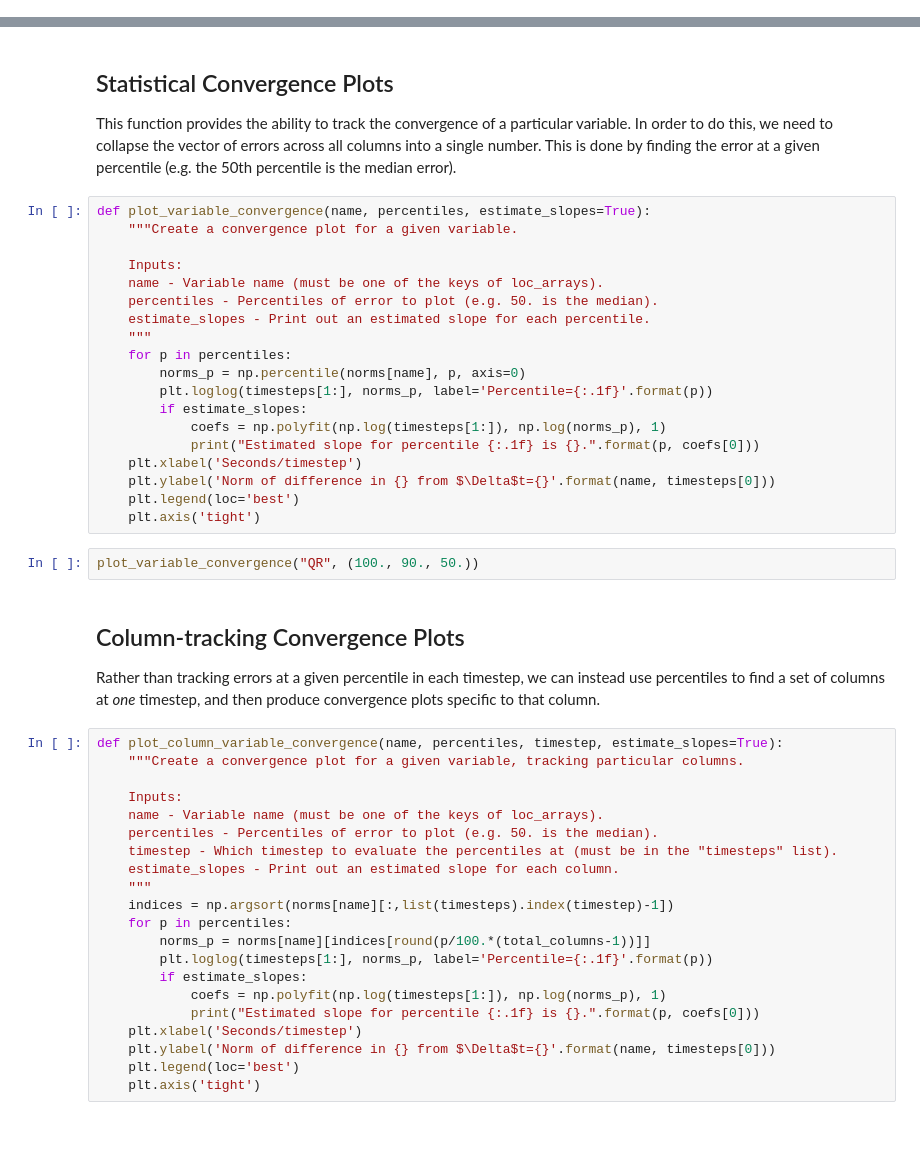
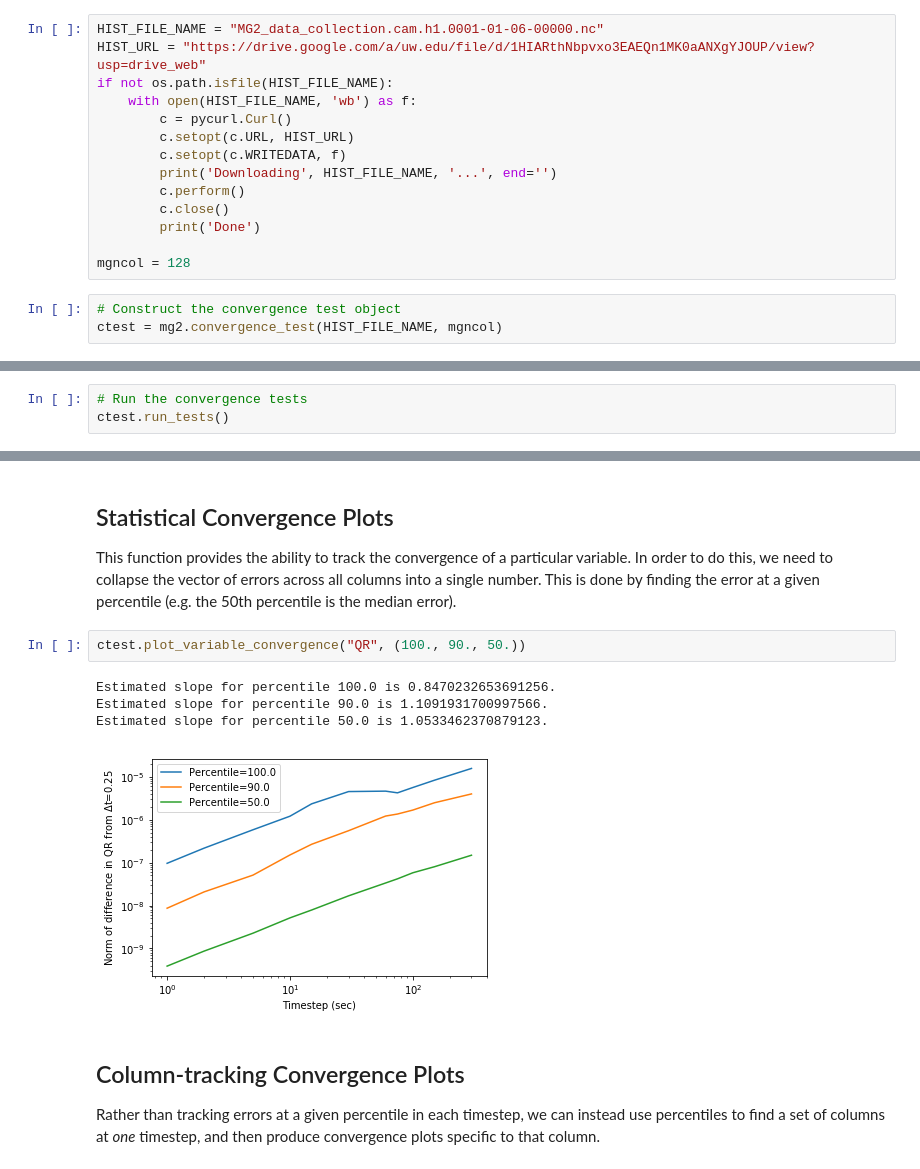
Before and after one commit to quantheory/mg2-python-driver, a Jupyter notebook: MG2_time_convergence.ipynb, the cells around one changed output, grey strips where cells are left out. Saved outputs shown, nothing was run; the diff lists cells and outputs as text; blank space fills up the shorter version.

```diff
--- a/MG2_time_convergence.ipynb
+++ b/MG2_time_convergence.ipynb
@@ -117,3 +28,20 @@ frzdep_loc = np.empty((mgncol, frzdep.shape[1]), order='F')
+# %%
+HIST_FILE_NAME = "MG2_data_collection.cam.h1.0001-01-06-00000.nc"
+HIST_URL = "https://drive.google.com/a/uw.edu/file/d/1HIARthNbpvxo3EAEQn1MK0aANXgYJOUP/view?usp=drive_web"
+if not os.path.isfile(HIST_FILE_NAME):
+    with open(HIST_FILE_NAME, 'wb') as f:
+        c = pycurl.Curl()
+        c.setopt(c.URL, HIST_URL)
+        c.setopt(c.WRITEDATA, f)
+        print('Downloading', HIST_FILE_NAME, '...', end='')
+        c.perform()
+        c.close()
+        print('Done')
+
+mgncol = 128
+# %%
+# Construct the convergence test object
+ctest = mg2.convergence_test(HIST_FILE_NAME, mgncol)
 # %% [markdown]
 ## Main loop
 
@@ -235,0 +61,3 @@ for it in range(timesteps.size):
+# %%
+# Run the convergence tests
+ctest.run_tests()
@@ -237,50 +78,15 @@ for it in range(timesteps.size):
 ## Statistical Convergence Plots
 
 This function provides the ability to track the convergence of a particular variable. In order to do this, we need to collapse the vector of errors across all columns into a single number. This is done by finding the error at a given percentile (e.g. the 50th percentile is the median error).
-# %%
-def plot_variable_convergence(name, percentiles, estimate_slopes=True):
-    """Create a convergence plot for a given variable.
-
-    Inputs:
-    name - Variable name (must be one of the keys of loc_arrays).
-    percentiles - Percentiles of error to plot (e.g. 50. is the median).
-    estimate_slopes - Print out an estimated slope for each percentile.
-    """
-    for p in percentiles:
-        norms_p = np.percentile(norms[name], p, axis=0)
-        plt.loglog(timesteps[1:], norms_p, label='Percentile={:.1f}'.format(p))
-        if estimate_slopes:
-            coefs = np.polyfit(np.log(timesteps[1:]), np.log(norms_p), 1)
-            print("Estimated slope for percentile {:.1f} is {}.".format(p, coefs[0]))
-    plt.xlabel('Seconds/timestep')
-    plt.ylabel('Norm of difference in {} from $\Delta$t={}'.format(name, timesteps[0]))
-    plt.legend(loc='best')
-    plt.axis('tight')
 # %%
-plot_variable_convergence("QR", (100., 90., 50.))
+ctest.plot_variable_convergence("QR", (100., 90., 50.))
+# %% [output]
+Estimated slope for percentile 100.0 is 0.8470232653691256.
+Estimated slope for percentile 90.0 is 1.1091931700997566.
+Estimated slope for percentile 50.0 is 1.0533462370879123.
+[figure, added]
 # %% [markdown]
 ## Column-tracking Convergence Plots
 
 Rather than tracking errors at a given percentile in each timestep, we can instead use percentiles to find a set of columns at *one* timestep, and then produce convergence plots specific to that column.
-# %%
-def plot_column_variable_convergence(name, percentiles, timestep, estimate_slopes=True):
-    """Create a convergence plot for a given variable, tracking particular columns.
-
-    Inputs:
-    name - Variable name (must be one of the keys of loc_arrays).
-    percentiles - Percentiles of error to plot (e.g. 50. is the median).
-    timestep - Which timestep to evaluate the percentiles at (must be in the "timesteps" list).
-    estimate_slopes - Print out an estimated slope for each column.
-    """
-    indices = np.argsort(norms[name][:,list(timesteps).index(timestep)-1])
-    for p in percentiles:
-        norms_p = norms[name][indices[round(p/100.*(total_columns-1))]]
-        plt.loglog(timesteps[1:], norms_p, label='Percentile={:.1f}'.format(p))
-        if estimate_slopes:
-            coefs = np.polyfit(np.log(timesteps[1:]), np.log(norms_p), 1)
-            print("Estimated slope for percentile {:.1f} is {}.".format(p, coefs[0]))
-    plt.xlabel('Seconds/timestep')
-    plt.ylabel('Norm of difference in {} from $\Delta$t={}'.format(name, timesteps[0]))
-    plt.legend(loc='best')
-    plt.axis('tight')
 # %%
```
Also changed, not shown: parts of 9 cells of this notebook.
